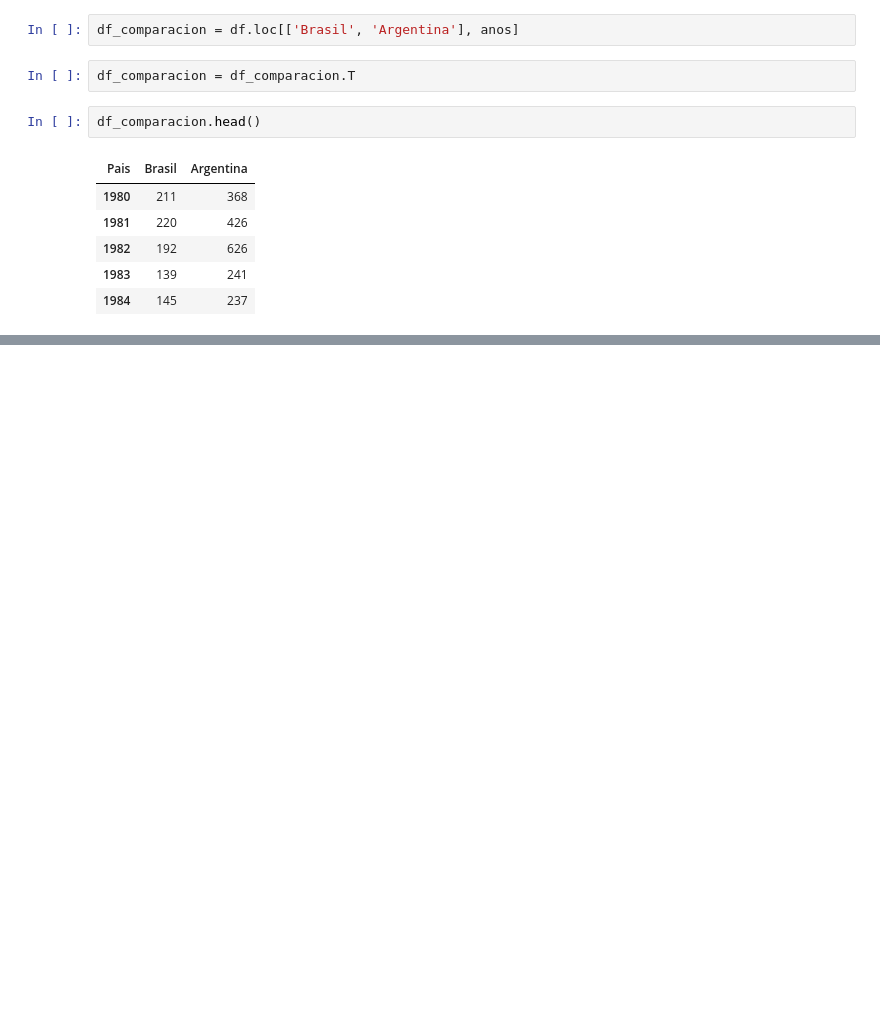
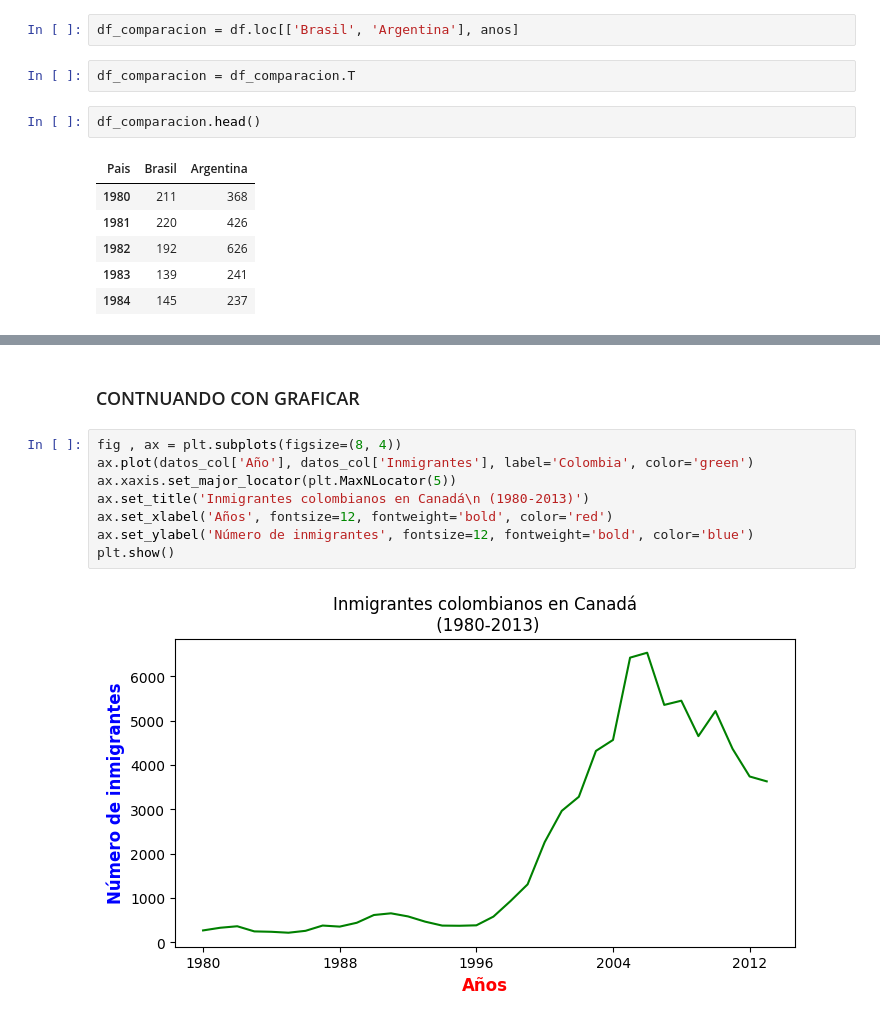
Before and after one commit to yuri19762008/001_ORACLE, a Jupyter notebook: 011_VISUALIZACION_DATOS/visualizacion_de_datos_con_python.ipynb, the cells around one changed output, grey strips where cells are left out. Drawn from its saved outputs; the diff is of its cells as text; blank space fills up the shorter version.

```diff
--- a/011_VISUALIZACION_DATOS/visualizacion_de_datos_con_python.ipynb
+++ b/011_VISUALIZACION_DATOS/visualizacion_de_datos_con_python.ipynb
@@ -196,0 +240,12 @@ plt.show()
+# %% [markdown]
+### CONTNUANDO CON GRAFICAR
+# %%
+fig , ax = plt.subplots(figsize=(8, 4))
+ax.plot(datos_col['Año'], datos_col['Inmigrantes'], label='Colombia', color='green')
+ax.xaxis.set_major_locator(plt.MaxNLocator(5))
+ax.set_title('Inmigrantes colombianos en Canadá\n (1980-2013)')
+ax.set_xlabel('Años', fontsize=12, fontweight='bold', color='red')
+ax.set_ylabel('Número de inmigrantes', fontsize=12, fontweight='bold', color='blue')
+plt.show()
+# %% [output]
+[figure, added]
```
Also changed, not shown: parts of 9 cells of this notebook.
